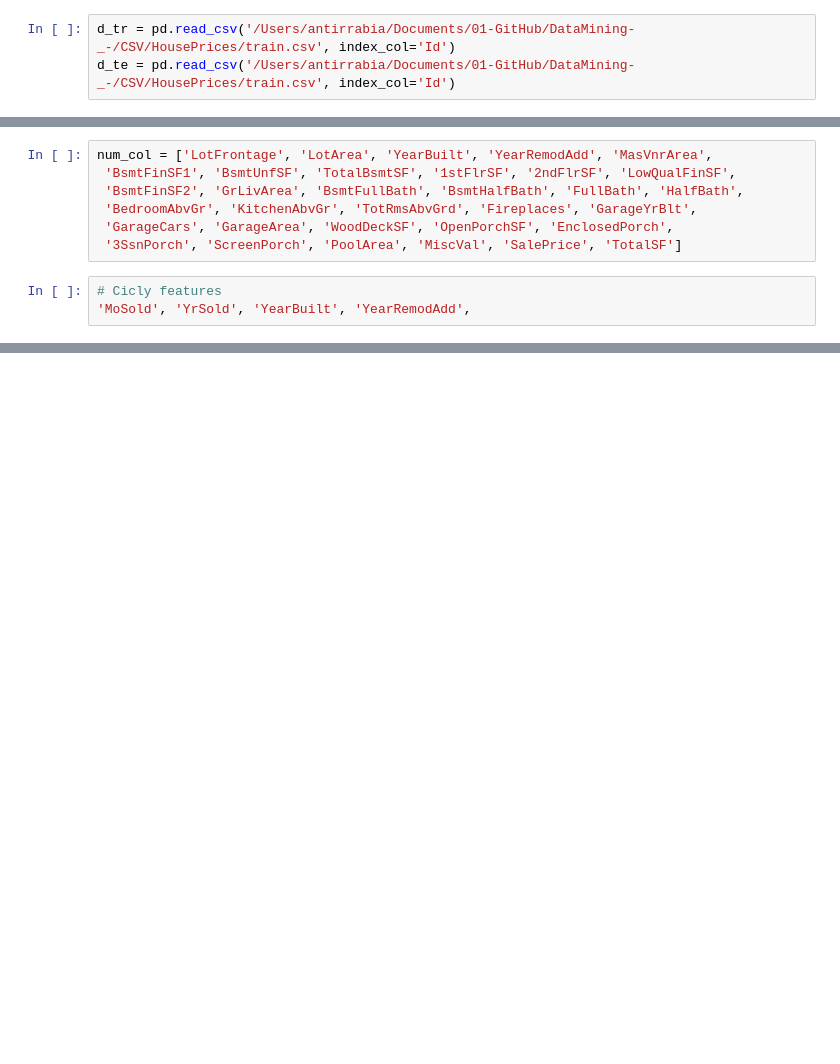
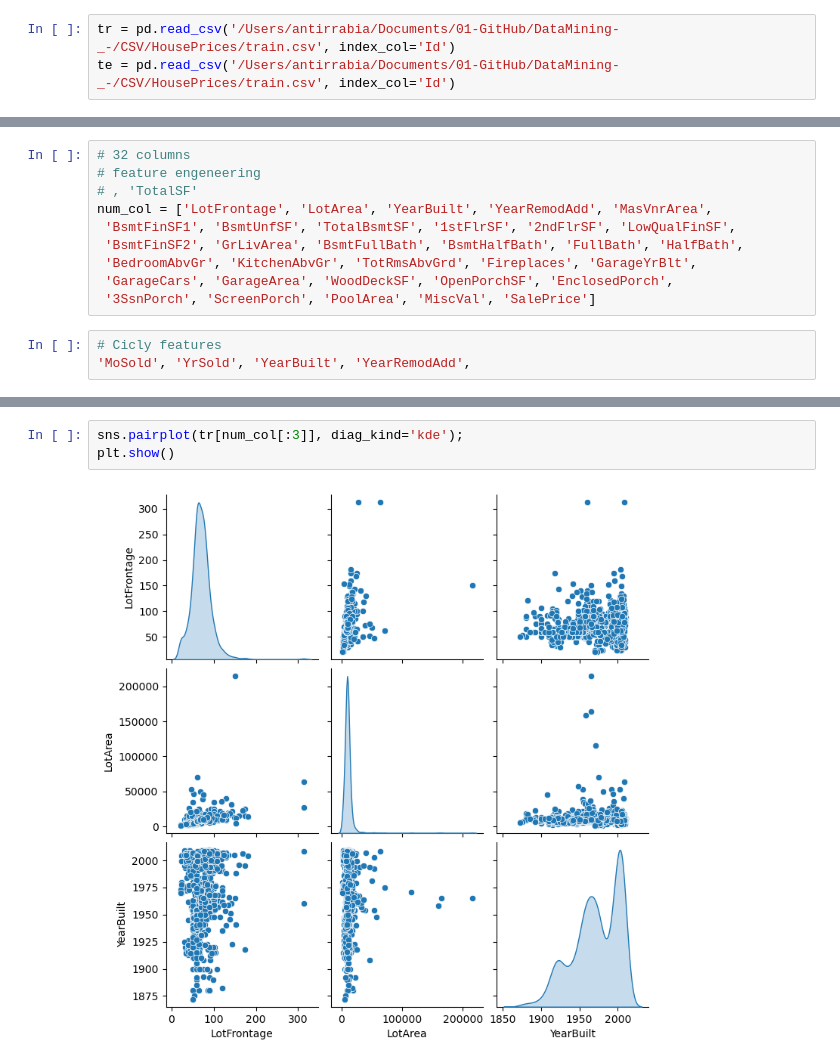
Before and after one commit to antirrabia/Data-Mining, a Jupyter notebook: notebooks/HousePrice(DataExploration).ipynb, the cells around one changed output, grey strips where cells are left out. Drawn from its saved outputs; the diff is of its cells as text; blank space fills up the shorter version.

```diff
--- a/notebooks/HousePrice(DataExploration).ipynb
+++ b/notebooks/HousePrice(DataExploration).ipynb
@@ -6,5 +6,5 @@ import seaborn as sns
 import numpy as np
 import pandas as pd
 # %%
-d_tr = pd.read_csv('/Users/antirrabia/Documents/01-GitHub/DataMining-_-/CSV/HousePrices/train.csv', index_col='Id')
-d_te = pd.read_csv('/Users/antirrabia/Documents/01-GitHub/DataMining-_-/CSV/HousePrices/train.csv', index_col='Id')
+tr = pd.read_csv('/Users/antirrabia/Documents/01-GitHub/DataMining-_-/CSV/HousePrices/train.csv', index_col='Id')
+te = pd.read_csv('/Users/antirrabia/Documents/01-GitHub/DataMining-_-/CSV/HousePrices/train.csv', index_col='Id')
@@ -65,10 +27,13 @@ oneHot_col = ['Condition1', 'RoofStyle', 'Foundation', 'GarageType', 'SaleType',
 # %%
+# 32 columns
+# feature engeneering
+# , 'TotalSF'
 num_col = ['LotFrontage', 'LotArea', 'YearBuilt', 'YearRemodAdd', 'MasVnrArea',
  'BsmtFinSF1', 'BsmtUnfSF', 'TotalBsmtSF', '1stFlrSF', '2ndFlrSF', 'LowQualFinSF',
  'BsmtFinSF2', 'GrLivArea', 'BsmtFullBath', 'BsmtHalfBath', 'FullBath', 'HalfBath',
  'BedroomAbvGr', 'KitchenAbvGr', 'TotRmsAbvGrd', 'Fireplaces', 'GarageYrBlt',
  'GarageCars', 'GarageArea', 'WoodDeckSF', 'OpenPorchSF', 'EnclosedPorch',
- '3SsnPorch', 'ScreenPorch', 'PoolArea', 'MiscVal', 'SalePrice', 'TotalSF']
+ '3SsnPorch', 'ScreenPorch', 'PoolArea', 'MiscVal', 'SalePrice']
 # %%
 # Cicly features
 'MoSold', 'YrSold', 'YearBuilt', 'YearRemodAdd',
@@ -76,0 +50,5 @@ np.float64
+# %%
+sns.pairplot(tr[num_col[:3]], diag_kind='kde');
+plt.show()
+# %% [output]
+[figure, added]
```
Also changed, not shown: parts of 11 cells of this notebook, 1 other file.
